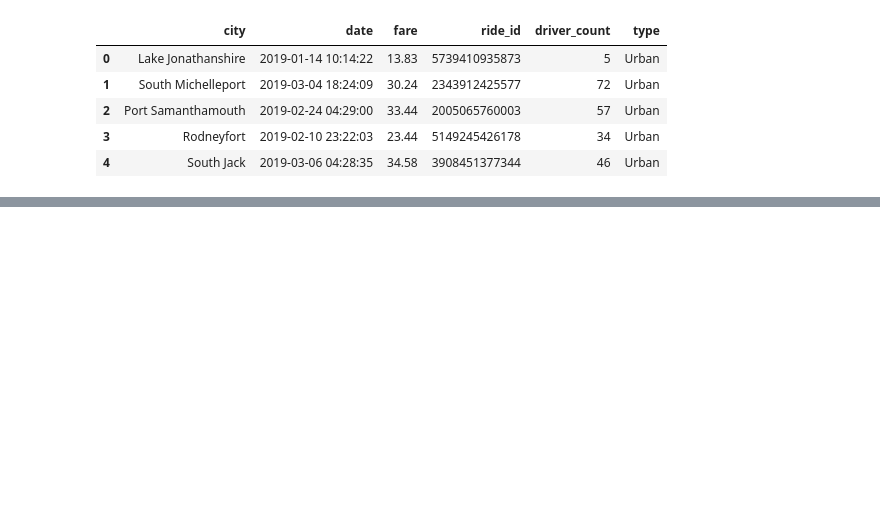
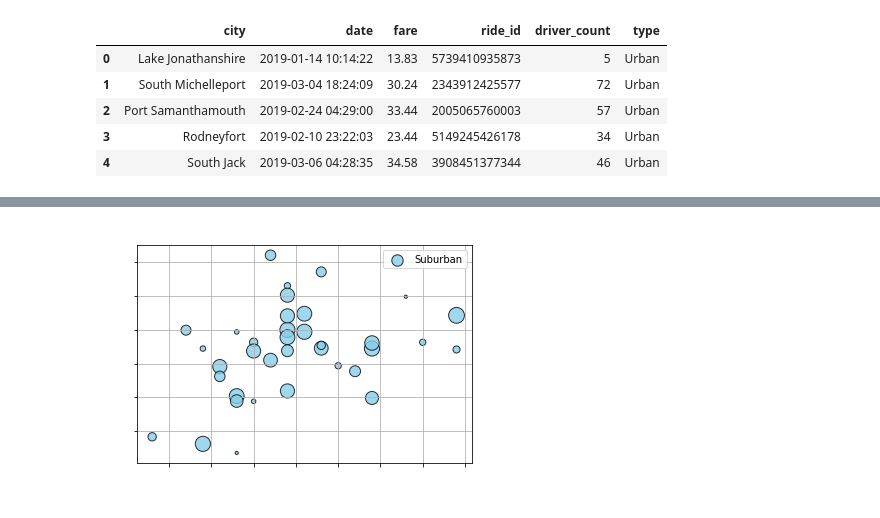
Before and after one commit to abdulhakim97/PyBer_Analysis, a Jupyter notebook: PyBer.ipynb, the cells around one changed output, grey strips where cells are left out. Saved outputs shown, nothing was run; the diff lists cells and outputs as text; code cells hidden in the pictures; blank space fills up the shorter version.

```diff
--- a/PyBer.ipynb
+++ b/PyBer.ipynb
@@ -27,0 +61,17 @@ pyber_data_df.head()
+# %%
+plt.scatter(suburban_ride_count,
+      suburban_avg_fare,
+      s=10*suburban_driver_count, c="skyblue",
+      edgecolor="black", linewidths=1,
+      alpha=0.8, label="Suburban")
+plt.title("PyBer Ride-Sharing Data (2019)",c="white")
+plt.ylabel("Average Fare ($)",c="white")
+plt.xlabel("Total Number of Rides (Per City)",c="white")
+plt.yticks(c="white")
+plt.xticks(c="white")
+plt.grid(True)
+# Add the legend.
+plt.legend()
+plt.show()
+# %% [output]
+[figure, added]
```
Also changed, not shown: parts of 7 cells of this notebook, 2 other files.
